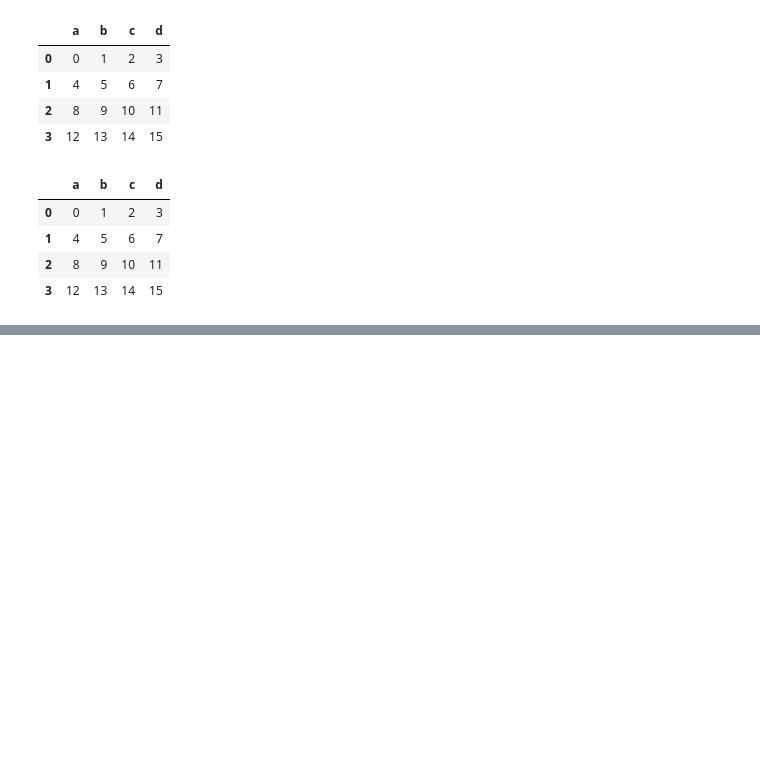
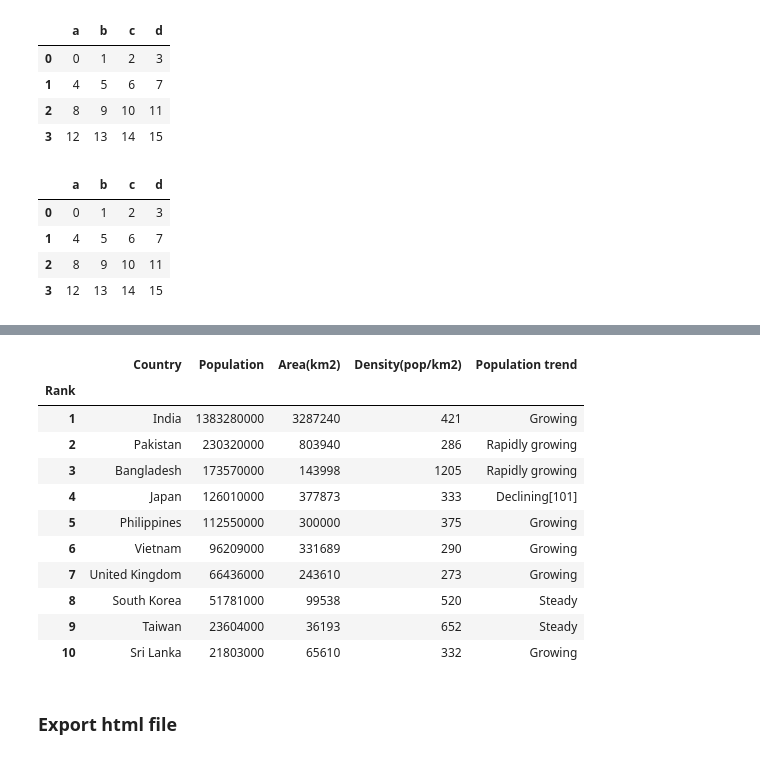
Before and after one commit to eslamwe/Pandas, a Jupyter notebook: pandas.ipynb, the cells around one changed output, grey strips where cells are left out. Saved outputs shown, nothing was run; the diff lists cells and outputs as text; code cells hidden in the pictures; blank space fills up the shorter version.

```diff
--- a/pandas.ipynb
+++ b/pandas.ipynb
@@ -2170,0 +2263,17 @@ new
+# %%
+tables[6].set_index('Rank')
+# %% [output]
+|  | Country | Population | Area(km2) | Density(pop/km2) | Population trend |
+| Rank |  |  |  |  |  |
+| 1 | India | 1383280000 | 3287240 | 421 | Growing |
+| 2 | Pakistan | 230320000 | 803940 | 286 | Rapidly growing |
+| 3 | Bangladesh | 173570000 | 143998 | 1205 | Rapidly growing |
+| 4 | Japan | 126010000 | 377873 | 333 | Declining[101] |
+| 5 | Philippines | 112550000 | 300000 | 375 | Growing |
+| 6 | Vietnam | 96209000 | 331689 | 290 | Growing |
+| 7 | United Kingdom | 66436000 | 243610 | 273 | Growing |
+| 8 | South Korea | 51781000 | 99538 | 520 | Steady |
+| 9 | Taiwan | 23604000 | 36193 | 652 | Steady |
+| 10 | Sri Lanka | 21803000 | 65610 | 332 | Growing |
+# %% [markdown]
+### Export html file
```
Also changed, not shown: parts of 11 cells of this notebook.
